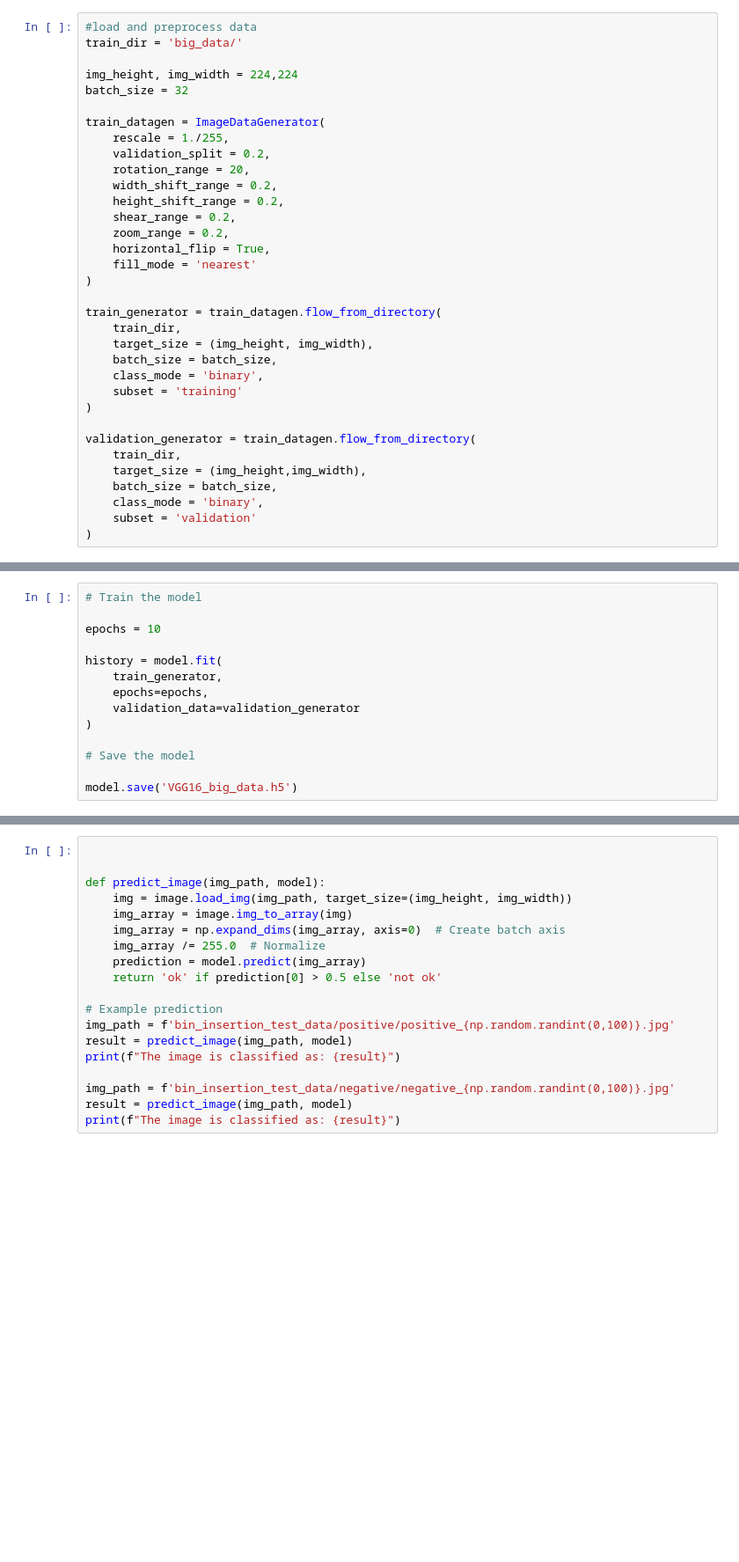
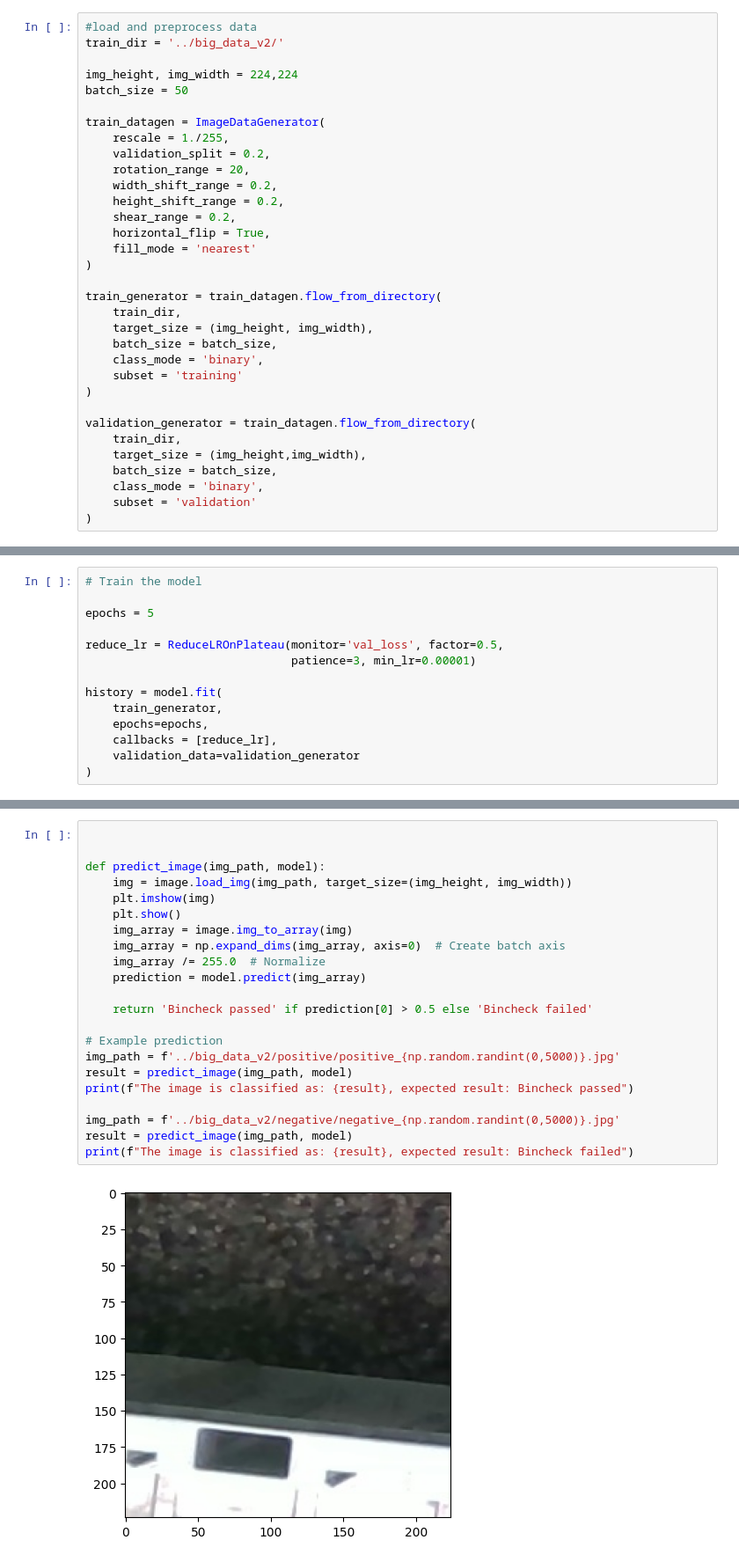
Before and after one commit to MamNi94/BinCNN, a Jupyter notebook: nn_bin_insertion.ipynb, the cells around one changed output, grey strips where cells are left out. Shown at 88% size. Saved outputs shown, nothing was run; the diff lists cells and outputs as text; blank space fills up the shorter version.

```diff
--- a/nn_bin_insertion.ipynb
+++ b/nn_bin_insertion.ipynb
@@ -22,9 +44,9 @@ To enable the following instructions: AVX2 FMA, in other operations, rebuild Ten
 # %%
 #load and preprocess data
-train_dir = 'big_data/'
+train_dir = '../big_data_v2/'
 
 img_height, img_width = 224,224
-batch_size = 32
+batch_size = 50
 
 train_datagen = ImageDataGenerator(
     rescale = 1./255,
@@ -33,7 +55,6 @@ train_datagen = ImageDataGenerator(
     width_shift_range = 0.2,
     height_shift_range = 0.2,
     shear_range = 0.2,
-    zoom_range = 0.2,
     horizontal_flip = True,
     fill_mode = 'nearest'
 )
@@ -156,15 +260,15 @@ Model: "functional_1"
 # %%
 # Train the model
 
-epochs = 10
+epochs = 5
+
+reduce_lr = ReduceLROnPlateau(monitor='val_loss', factor=0.5,
+                              patience=3, min_lr=0.00001)
 
 history = model.fit(
     train_generator,
     epochs=epochs,
+    callbacks = [reduce_lr],
     validation_data=validation_generator
 )
-
-# Save the model
-
-model.save('VGG16_big_data.h5')
 # %% [output]
@@ -185,20 +297,24 @@ Validation Accuracy: 0.6078431606292725
 # %%
 
 
 def predict_image(img_path, model):
     img = image.load_img(img_path, target_size=(img_height, img_width))
+    plt.imshow(img)
+    plt.show()
     img_array = image.img_to_array(img)
     img_array = np.expand_dims(img_array, axis=0)  # Create batch axis
     img_array /= 255.0  # Normalize
     prediction = model.predict(img_array)
-    return 'ok' if prediction[0] > 0.5 else 'not ok'
+
+    return 'Bincheck passed' if prediction[0] > 0.5 else 'Bincheck failed'
 
 # Example prediction
-img_path = f'bin_insertion_test_data/positive/positive_{np.random.randint(0,100)}.jpg'
+img_path = f'../big_data_v2/positive/positive_{np.random.randint(0,5000)}.jpg'
 result = predict_image(img_path, model)
-print(f"The image is classified as: {result}")
+print(f"The image is classified as: {result}, expected result: Bincheck passed")
 
-img_path = f'bin_insertion_test_data/negative/negative_{np.random.randint(0,100)}.jpg'
+img_path = f'../big_data_v2/negative/negative_{np.random.randint(0,5000)}.jpg'
 result = predict_image(img_path, model)
-print(f"The image is classified as: {result}")
+print(f"The image is classified as: {result}, expected result: Bincheck failed")
 # %% [output]
+[figure, added]
```
Also changed, not shown: parts of 15 cells of this notebook.
